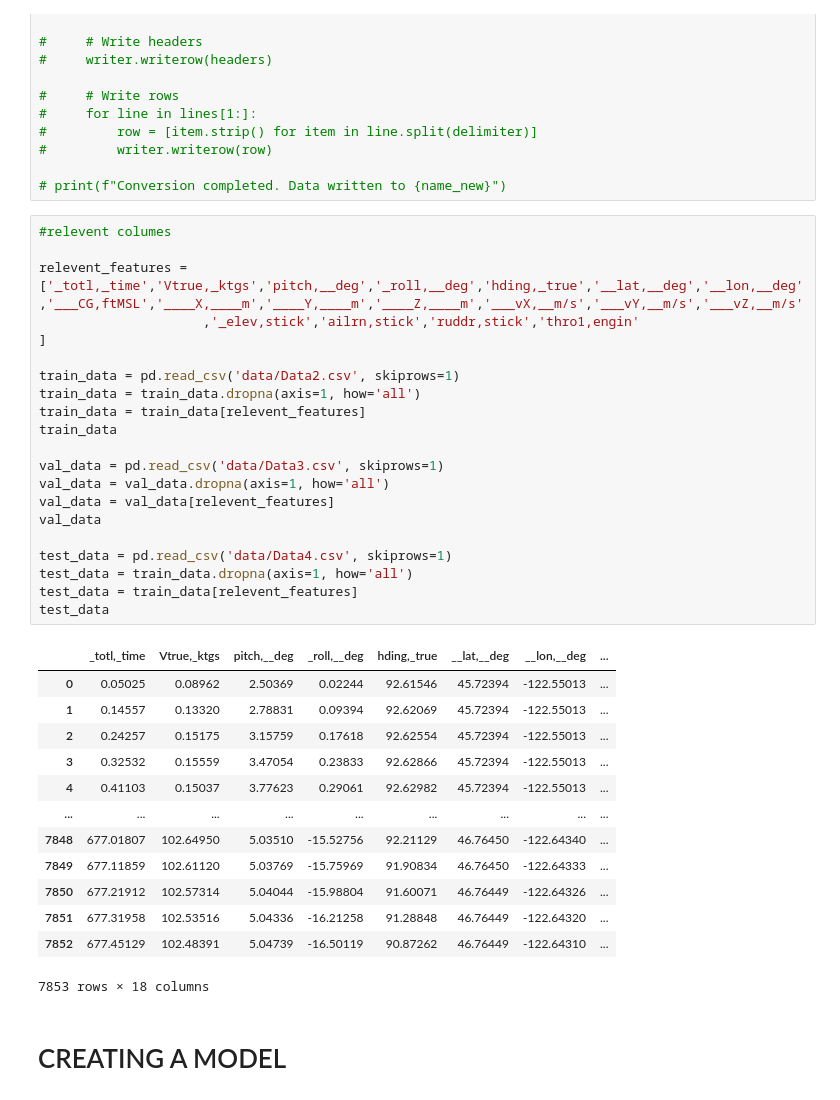
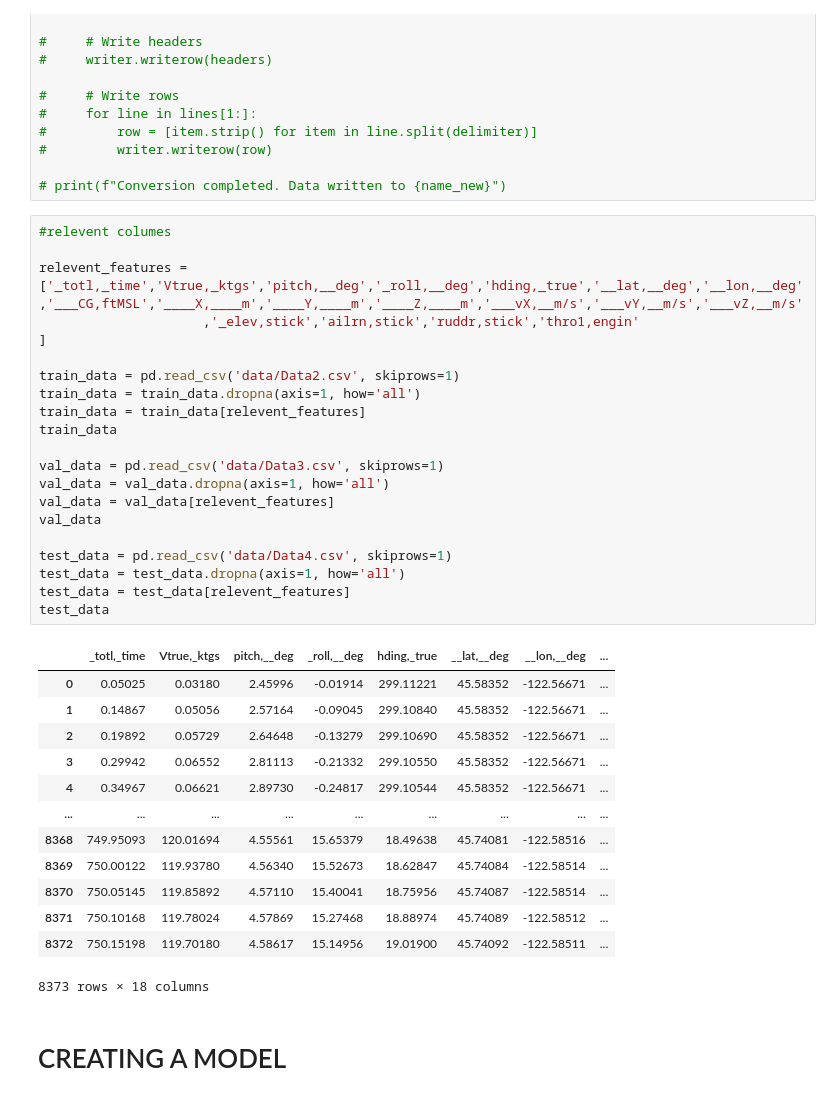
Before and after one commit to Peridan9/PINN-module-for-aircraft-simulator, a Jupyter notebook: PinnProject.ipynb, the cells around one changed output. Drawn from its saved outputs; the diff is of its cells as text.

```diff
--- a/PinnProject.ipynb
+++ b/PinnProject.ipynb
@@ -52,38 +75,38 @@ txt to csv if needed
 # %%
 #relevent columes
 
 relevent_features = ['_totl,_time','Vtrue,_ktgs','pitch,__deg','_roll,__deg','hding,_true','__lat,__deg','__lon,__deg','___CG,ftMSL','____X,____m','____Y,____m','____Z,____m','___vX,__m/s','___vY,__m/s','___vZ,__m/s'
                      ,'_elev,stick','ailrn,stick','ruddr,stick','thro1,engin'
 ]
 
 train_data = pd.read_csv('data/Data2.csv', skiprows=1)
 train_data = train_data.dropna(axis=1, how='all')
 train_data = train_data[relevent_features]
 train_data
 
 val_data = pd.read_csv('data/Data3.csv', skiprows=1)
 val_data = val_data.dropna(axis=1, how='all')
 val_data = val_data[relevent_features]
 val_data
 
 test_data = pd.read_csv('data/Data4.csv', skiprows=1)
-test_data = train_data.dropna(axis=1, how='all')
-test_data = train_data[relevent_features]
+test_data = test_data.dropna(axis=1, how='all')
+test_data = test_data[relevent_features]
 test_data
 # %% [output]
 |  | _totl,_time | Vtrue,_ktgs | pitch,__deg | _roll,__deg | hding,_true | __lat,__deg | __lon,__deg | ... |
-| 0 | 0.05025 | 0.08962 | 2.50369 | 0.02244 | 92.61546 | 45.72394 | -122.55013 | ... |
-| 1 | 0.14557 | 0.13320 | 2.78831 | 0.09394 | 92.62069 | 45.72394 | -122.55013 | ... |
-| 2 | 0.24257 | 0.15175 | 3.15759 | 0.17618 | 92.62554 | 45.72394 | -122.55013 | ... |
-| 3 | 0.32532 | 0.15559 | 3.47054 | 0.23833 | 92.62866 | 45.72394 | -122.55013 | ... |
-| 4 | 0.41103 | 0.15037 | 3.77623 | 0.29061 | 92.62982 | 45.72394 | -122.55013 | ... |
+| 0 | 0.05025 | 0.03180 | 2.45996 | -0.01914 | 299.11221 | 45.58352 | -122.56671 | ... |
+| 1 | 0.14867 | 0.05056 | 2.57164 | -0.09045 | 299.10840 | 45.58352 | -122.56671 | ... |
+| 2 | 0.19892 | 0.05729 | 2.64648 | -0.13279 | 299.10690 | 45.58352 | -122.56671 | ... |
+| 3 | 0.29942 | 0.06552 | 2.81113 | -0.21332 | 299.10550 | 45.58352 | -122.56671 | ... |
+| 4 | 0.34967 | 0.06621 | 2.89730 | -0.24817 | 299.10544 | 45.58352 | -122.56671 | ... |
 | ... | ... | ... | ... | ... | ... | ... | ... | ... |
-| 7848 | 677.01807 | 102.64950 | 5.03510 | -15.52756 | 92.21129 | 46.76450 | -122.64340 | ... |
-| 7849 | 677.11859 | 102.61120 | 5.03769 | -15.75969 | 91.90834 | 46.76450 | -122.64333 | ... |
-| 7850 | 677.21912 | 102.57314 | 5.04044 | -15.98804 | 91.60071 | 46.76449 | -122.64326 | ... |
-| 7851 | 677.31958 | 102.53516 | 5.04336 | -16.21258 | 91.28848 | 46.76449 | -122.64320 | ... |
-| 7852 | 677.45129 | 102.48391 | 5.04739 | -16.50119 | 90.87262 | 46.76449 | -122.64310 | ... |
+| 8368 | 749.95093 | 120.01694 | 4.55561 | 15.65379 | 18.49638 | 45.74081 | -122.58516 | ... |
+| 8369 | 750.00122 | 119.93780 | 4.56340 | 15.52673 | 18.62847 | 45.74084 | -122.58514 | ... |
+| 8370 | 750.05145 | 119.85892 | 4.57110 | 15.40041 | 18.75956 | 45.74087 | -122.58514 | ... |
+| 8371 | 750.10168 | 119.78024 | 4.57869 | 15.27468 | 18.88974 | 45.74089 | -122.58512 | ... |
+| 8372 | 750.15198 | 119.70180 | 4.58617 | 15.14956 | 19.01900 | 45.74092 | -122.58511 | ... |
-7853 rows × 18 columns
+8373 rows × 18 columns
 # %% [markdown]
 # CREATING A MODEL
 # %%
```
Also changed, not shown: parts of 9 cells of this notebook.
